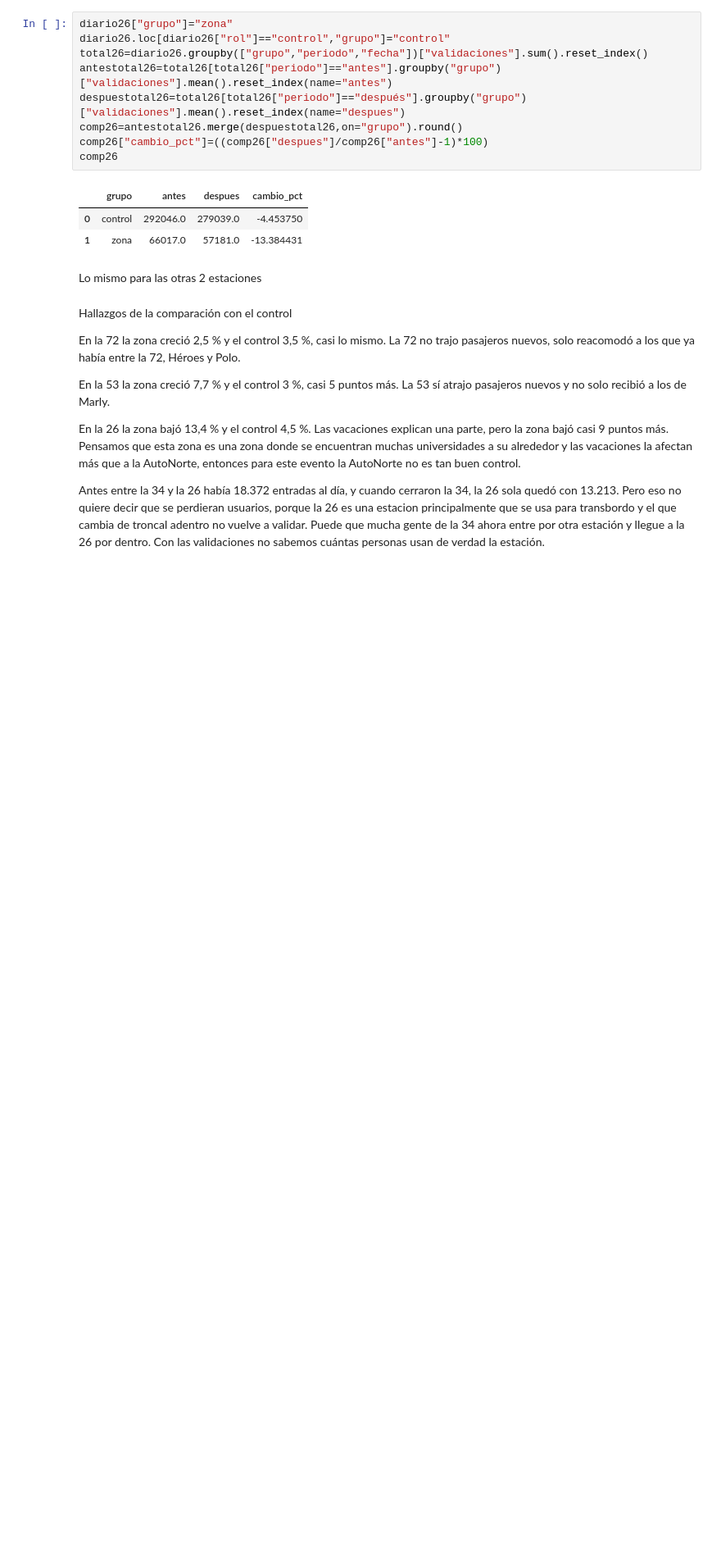
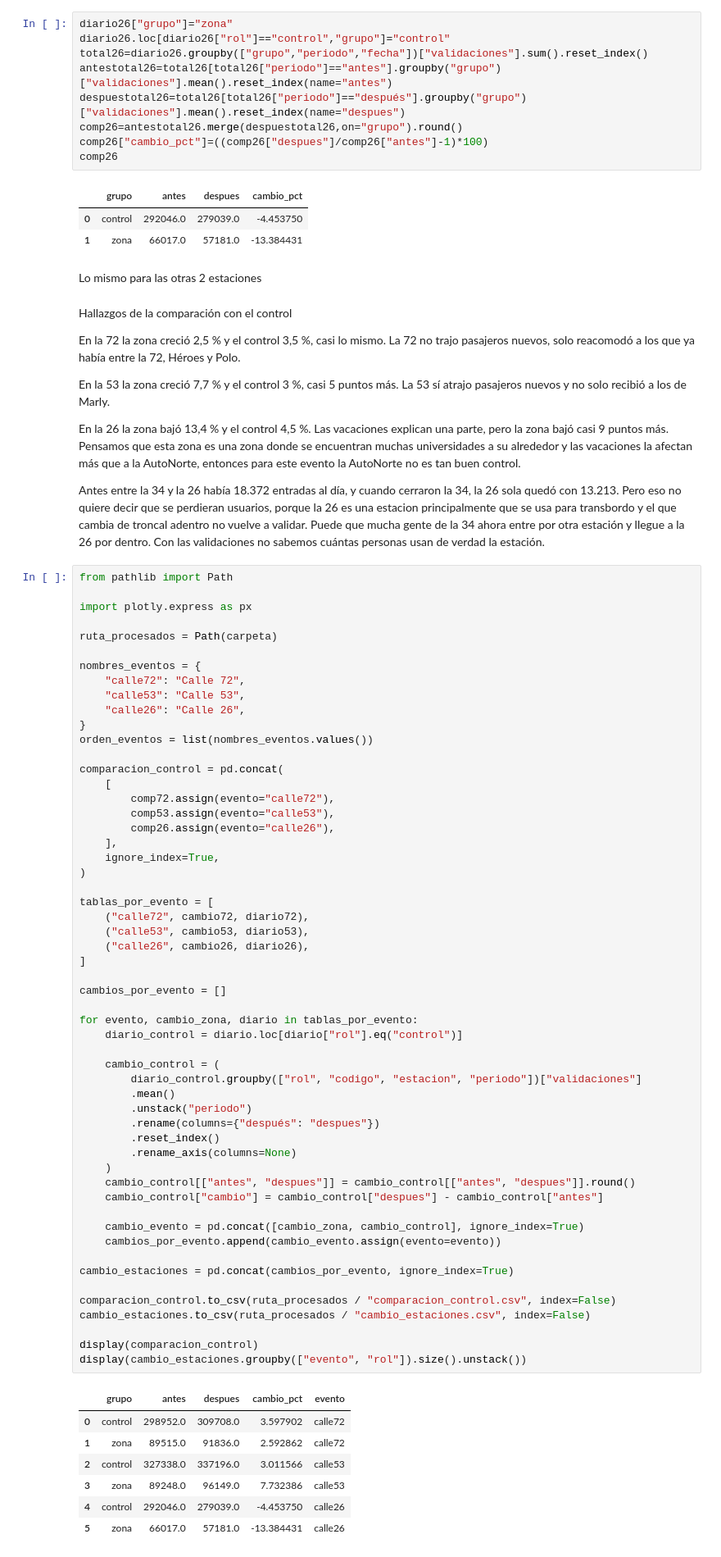
Before and after one commit to Sebast68h/Proyecto2-Transmilenio, a Jupyter notebook: NOOTEBOOKS/03_analisis.ipynb, the cells around one changed output. Shown at 82% size. Saved outputs shown, nothing was run; the diff lists cells and outputs as text; blank space fills up the shorter version.

Commit message:
Unificacion de tablas y graficas creadas para analisis de reaperturas para el dashboard

```diff
--- a/NOOTEBOOKS/03_analisis.ipynb
+++ b/NOOTEBOOKS/03_analisis.ipynb
@@ -362,3 +362,66 @@ En la 53 la zona creció 7,7 % y el control 3 %, casi 5 puntos más. La 53 sí a
 En la 26 la zona bajó 13,4 % y el control 4,5 %. Las vacaciones explican una parte, pero la zona bajó casi 9 puntos más. Pensamos que esta zona es una zona donde se encuentran muchas universidades a su alrededor y las vacaciones la afectan más que a la AutoNorte, entonces para este evento la AutoNorte no es tan buen control.
 
 Antes entre la 34 y la 26 había 18.372 entradas al día, y cuando cerraron la 34, la 26 sola quedó con 13.213. Pero eso no quiere decir que se perdieran usuarios, porque la 26 es una estacion principalmente que se usa para transbordo y el que cambia de troncal adentro no vuelve a validar. Puede que mucha gente de la 34 ahora entre por otra estación y llegue a la 26 por dentro. Con las validaciones no sabemos cuántas personas usan de verdad la estación.
+# %%
+from pathlib import Path
+
+import plotly.express as px
+
+ruta_procesados = Path(carpeta)
+
+nombres_eventos = {
+    "calle72": "Calle 72",
+    "calle53": "Calle 53",
+    "calle26": "Calle 26",
+}
+orden_eventos = list(nombres_eventos.values())
+
+comparacion_control = pd.concat(
+    [
+        comp72.assign(evento="calle72"),
+        comp53.assign(evento="calle53"),
+        comp26.assign(evento="calle26"),
+    ],
+    ignore_index=True,
+)
+
+tablas_por_evento = [
+    ("calle72", cambio72, diario72),
+    ("calle53", cambio53, diario53),
+    ("calle26", cambio26, diario26),
+]
+
+cambios_por_evento = []
+
+for evento, cambio_zona, diario in tablas_por_evento:
+    diario_control = diario.loc[diario["rol"].eq("control")]
+
+    cambio_control = (
+        diario_control.groupby(["rol", "codigo", "estacion", "periodo"])["validaciones"]
+        .mean()
+        .unstack("periodo")
+        .rename(columns={"después": "despues"})
+        .reset_index()
+        .rename_axis(columns=None)
+    )
+    cambio_control[["antes", "despues"]] = cambio_control[["antes", "despues"]].round()
+    cambio_control["cambio"] = cambio_control["despues"] - cambio_control["antes"]
+
+    cambio_evento = pd.concat([cambio_zona, cambio_control], ignore_index=True)
+    cambios_por_evento.append(cambio_evento.assign(evento=evento))
+
+cambio_estaciones = pd.concat(cambios_por_evento, ignore_index=True)
+
+comparacion_control.to_csv(ruta_procesados / "comparacion_control.csv", index=False)
+cambio_estaciones.to_csv(ruta_procesados / "cambio_estaciones.csv", index=False)
+
+display(comparacion_control)
+display(cambio_estaciones.groupby(["evento", "rol"]).size().unstack())
+# %% [output]
+|  | grupo | antes | despues | cambio_pct | evento |
+| 0 | control | 298952.0 | 309708.0 | 3.597902 | calle72 |
+| 1 | zona | 89515.0 | 91836.0 | 2.592862 | calle72 |
+| 2 | control | 327338.0 | 337196.0 | 3.011566 | calle53 |
+| 3 | zona | 89248.0 | 96149.0 | 7.732386 | calle53 |
+| 4 | control | 292046.0 | 279039.0 | -4.453750 | calle26 |
+| 5 | zona | 66017.0 | 57181.0 | -13.384431 | calle26 |
```
Also changed, not shown: parts of 4 cells of this notebook, 2 other files.
